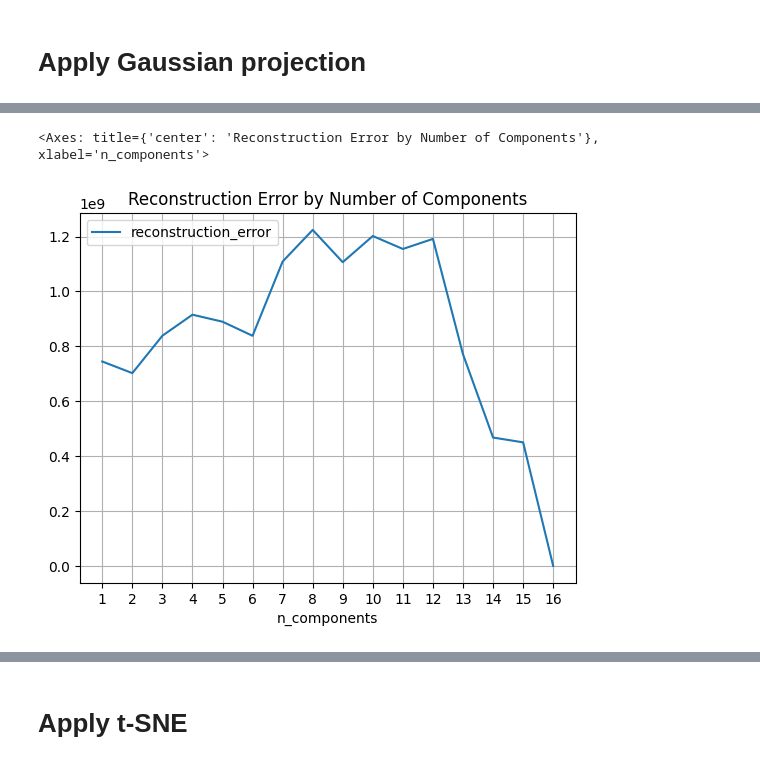
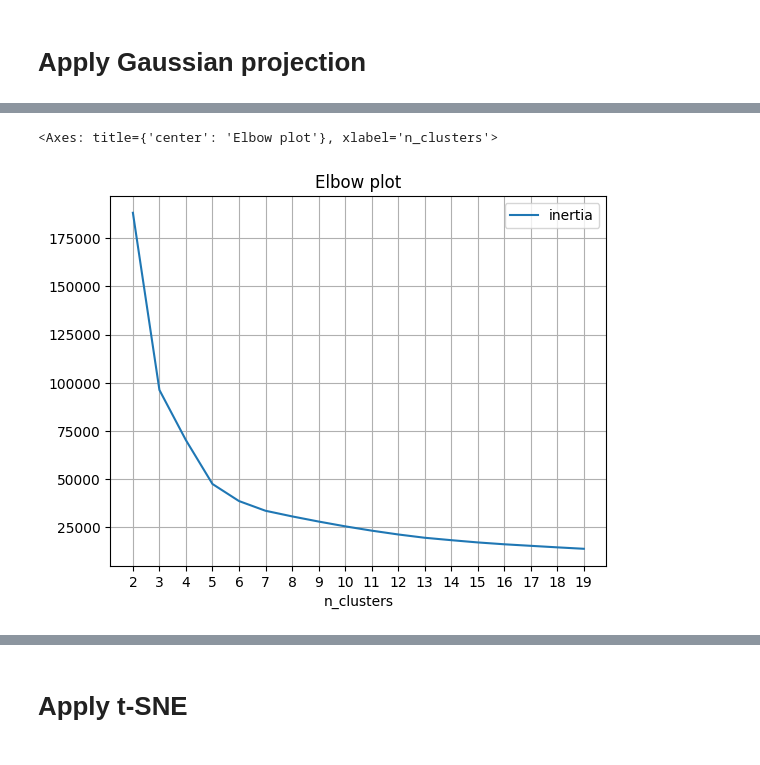
Before and after one commit to PavanKB/PS_3, a Jupyter notebook: dim_red_kmeans_dry_beans.ipynb, the cells around one changed output, grey strips where cells are left out. Cells and saved outputs as stored; diff of their text form; code cells hidden in the pictures.

```diff
--- a/dim_red_kmeans_dry_beans.ipynb
+++ b/dim_red_kmeans_dry_beans.ipynb
@@ -90,11 +137,14 @@ for n_clusters in range(2, 20):
 # %%
 RANDOM_STATE = 42
+ICA_N_COMPONENTS = 2
 
 scaler = StandardScaler()
-dim_redn = FastICA(random_state=RANDOM_STATE)
+dim_redn = FastICA(n_components=ICA_N_COMPONENTS, random_state=RANDOM_STATE)
+clus = KMeans(n_jobs=N_JOBS, n_init=100)
 
-dr_pipeline = Pipeline(steps=[
+clus_pipeline = Pipeline(steps=[
     ('scaler', scaler),
-    ('dim_redn', dim_redn)
+    ('dim_redn', dim_redn),
+    ('model', clus)
 ])
 # %%
@@ -185,25 +229,30 @@ ica_recon_err_df.plot(x='n_components', y='reconstruction_error', title='Reconst
 # Apply Gaussian projection
 # %%
 RANDOM_STATE = 42
+N_COMPONENTS = 2
+N_JOBS = -1
 
 scaler = StandardScaler()
-dim_redn = GaussianRandomProjection(random_state=RANDOM_STATE)
+dim_redn = GaussianRandomProjection(n_components=2, random_state=RANDOM_STATE)
+clus = KMeans(n_jobs=N_JOBS, n_init=100)
 
-dr_pipeline = Pipeline(steps=[
+clus_pipeline = Pipeline(steps=[
     ('scaler', scaler),
-    ('dim_redn', dim_redn)
+    ('dim_redn', dim_redn),
+    ('model', clus)
 ])
 # %%
-# reconstruction error
-rand_proj_recon_err = {}
-for n_components in range(1, X_train.shape[1]+1):
-    print(f"---------- n_components: {n_components} ----------")
-    dr_pipeline.set_params(dim_redn__n_components=n_components)
+results = {}
+for n_clusters in range(2, 20):
+    print(f"---------- n_clusters: {n_clusters} ----------")
+    clus_pipeline.set_params(model__n_clusters=n_clusters)
+    clus_pipeline.fit(X_train)
 
-    X_transformed = dr_pipeline.fit_transform(X_train)
-    X_reconstructed = dr_pipeline.inverse_transform(X_transformed)
-    reconstruction_error = calc_reconstruction_error(X_train, X_reconstructed)
+    # calc the sil_score based on the dim reduced data
+    X_dr = clus_pipeline[:-1].transform(X_train)
+    clus_labels = clus_pipeline.named_steps['model'].labels_
+    sil_score = silhouette_score(X_dr, clus_labels)
 
-    print(f'GaussRandProj with {n_components} components has a reconstruction error of {reconstruction_error:.2f}')
-    rand_proj_recon_err[n_components] = reconstruction_error
+    results[n_clusters] = {'inertia': clus_pipeline.named_steps['model'].inertia_,
+                           'sil_score': sil_score}
 # %% [output]
@@ -227,6 +277,7 @@ GaussRandProj with 16 components has a reconstruction error of 0.00
 # %%
-rand_proj_recon_err = pd.DataFrame(rand_proj_recon_err.items(), columns=['n_components', 'reconstruction_error'])
-rand_proj_recon_err.plot(x='n_components', y='reconstruction_error', title='Reconstruction Error by Number of Components', xticks=rand_proj_recon_err['n_components'], grid=True)
+results_df = pd.DataFrame.from_dict(results, orient='index').reset_index()
+results_df.columns = ['n_clusters', 'inertia', 'sil_score']
+results_df.plot(x='n_clusters', y='inertia',title='Elbow plot', xticks=results_df['n_clusters'], grid=True)
 # %% [output]
-<Axes: title={'center': 'Reconstruction Error by Number of Components'}, xlabel='n_components'>
+<Axes: title={'center': 'Elbow plot'}, xlabel='n_clusters'>
-[figure, old version]
+[figure, new version]
```
Also changed, not shown: parts of 36 cells of this notebook, 1 other file.
